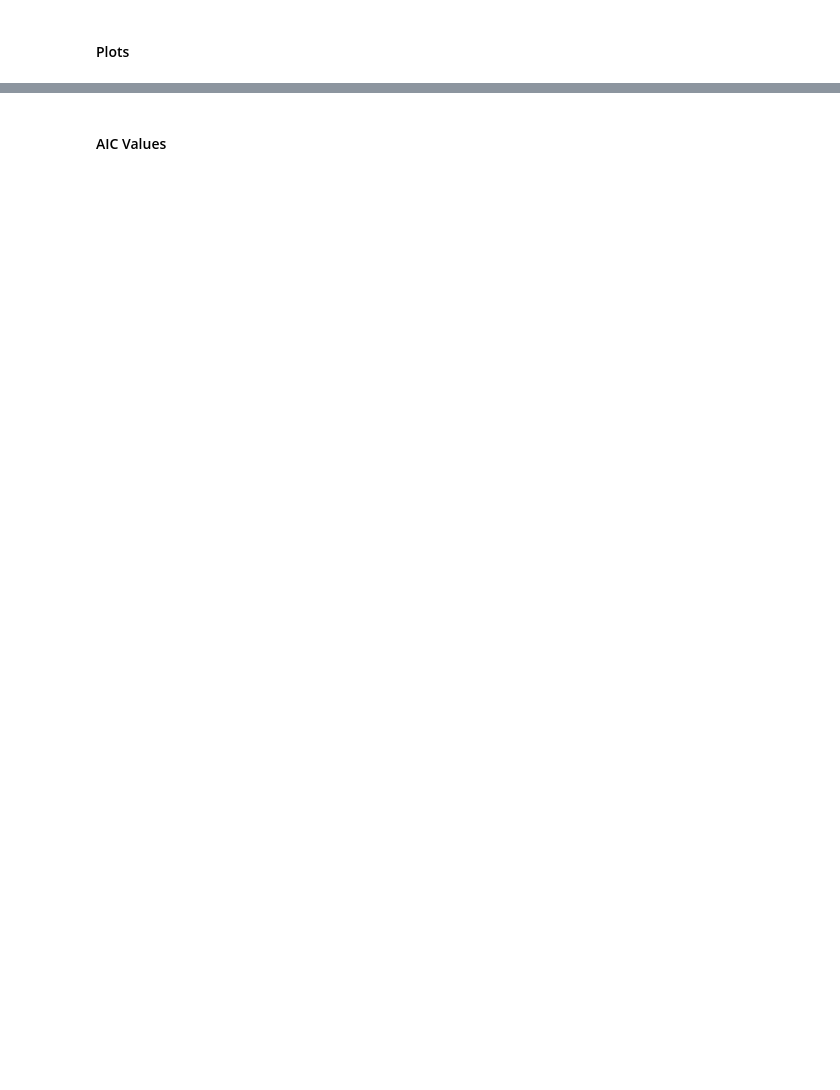
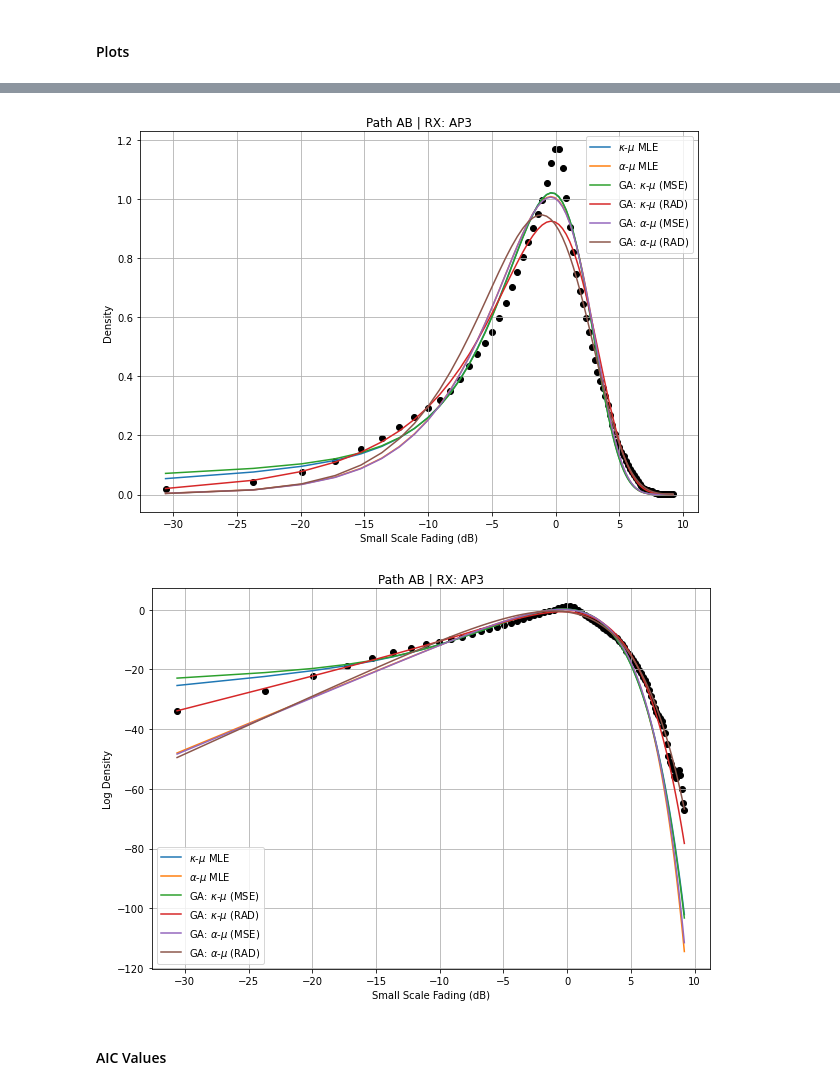
Before and after one commit to SamuelBFG/ga-fading, a Jupyter notebook: 2 parameters estimation/GA_Kappa_Mu_Alpha_Mu_Fading_Fitting.ipynb, the cells around one changed output, grey strips where cells are left out. Saved outputs shown, nothing was run; the diff lists cells and outputs as text; code cells hidden in the pictures; blank space fills up the shorter version.

```diff
--- a/2 parameters estimation/GA_Kappa_Mu_Alpha_Mu_Fading_Fitting.ipynb
+++ b/2 parameters estimation/GA_Kappa_Mu_Alpha_Mu_Fading_Fitting.ipynb
@@ -857,6 +860,7 @@ display(df.sort_values(by='Akaike Information Criteria').reset_index(drop=True))
 ### AP 3
 # %%
 nAP = 'AP3'
+estParameters_pathAB_ap3 = pd.DataFrame()
 Xdata, Ydata = getDensityEstimationSamples(SSF_pathAB_linear[nAP].dropna(), nExtractedSamples, path, nAP)
 # %% [output]
 [figure]
@@ -864,22 +868,21 @@ Xdata, Ydata = getDensityEstimationSamples(SSF_pathAB_linear[nAP].dropna(), nExt
 print('='*30+' KAPPA-MU '+'='*30)
 fitnessType = 'MSE'
 printSummary(path, nAP, fitnessType)
-ku_kappa_mse, ku_mu_mse, ku_omega_mse = geneticAlgorithm_ku(Xdata, Ydata)
+ku_kappa_mse, ku_mu_mse, ku_omega_mse = geneticAlgorithm_ku(Xdata, Ydata, 387.2)
 
 fitnessType = 'RAD'
 printSummary(path, nAP, fitnessType)
-ku_kappa_rad, ku_mu_rad, ku_omega_rad = geneticAlgorithm_ku(Xdata, Ydata)
-(382, 179)
+ku_kappa_rad, ku_mu_rad, ku_omega_rad = geneticAlgorithm_ku(Xdata, Ydata, 163.5)
+
 
 print('='*30+' ALPHA-MU '+'='*30)
 fitnessType = 'MSE'
 printSummary(path, nAP, fitnessType)
-au_kappa_mse, au_mu_mse, au_r_hat_mse = geneticAlgorithm_au(Xdata, Ydata)
+au_kappa_mse, au_mu_mse, au_r_hat_mse = geneticAlgorithm_au(Xdata, Ydata, 291.3)
 
 fitnessType = 'RAD'
 printSummary(path, nAP, fitnessType)
-au_kappa_rad, au_mu_rad, au_r_hat_rad = geneticAlgorithm_au(Xdata, Ydata)
-(291, 68)
+au_kappa_rad, au_mu_rad, au_r_hat_rad = geneticAlgorithm_au(Xdata, Ydata, 84.4)
 # %% [output]
 ============================== KAPPA-MU ==============================
 ==============================
@@ -901,0 +906,14 @@ Elapsed time is 22.933155059814453 seconds.
+# %%
+mle_ku_pathAB_ap3 = [3.9358, 0.70033, 1.0958] # KappaMu MLE
+mle_au_pathAB_ap3 = [2.9752, 0.92743, 1.114] # AlphaMu MLE
+
+estParameters_pathAB_ap3['MLE - KappaMu'] = mle_ku_pathAB_ap3
+estParameters_pathAB_ap3['MLE - AlphaMu'] = mle_au_pathAB_ap3
+estParameters_pathAB_ap3['GA: KappaMu - MSE'] = ku_kappa_mse, ku_mu_mse, ku_omega_mse
+estParameters_pathAB_ap3['GA: KappaMu - RAD'] = ku_kappa_rad, ku_mu_rad, ku_omega_rad
+estParameters_pathAB_ap3['GA: AlphaMu - MSE'] = au_kappa_mse, au_mu_mse, au_r_hat_mse
+estParameters_pathAB_ap3['GA: AlphaMu - RAD'] = au_kappa_rad, au_mu_rad, au_r_hat_rad
+
+index = pd.Index(['kappa', 'mu', 'omega/r_hat'])
+estParameters_pathAB_ap3 = estParameters_pathAB_ap3.set_index(index)
+estParameters_pathAB_ap3
@@ -942,2 +927,19 @@ plt.show()
+# %%
+ku_AB_ap3_pdf = KappaMuPDF(Xdata, mle_ku_pathAB_ap3[0], mle_ku_pathAB_ap3[1], mle_ku_pathAB_ap3[2]).astype(float)
+au_AB_ap3_pdf = AlphaMuPDF(Xdata, mle_au_pathAB_ap3[0], mle_au_pathAB_ap3[1], mle_au_pathAB_ap3[2]).astype(float)
+
+plotResults(Xdata,\
+     Ydata,\
+     ku_AB_ap3_pdf,\
+     au_AB_ap3_pdf,\
+     estParameters_pathAB_ap3['GA: KappaMu - MSE'],\
+     estParameters_pathAB_ap3['GA: KappaMu - RAD'],\
+     estParameters_pathAB_ap3['GA: AlphaMu - MSE'],\
+     estParameters_pathAB_ap3['GA: AlphaMu - RAD'],\
+     path,\
+     nAP)
+# %% [output]
+[figure, added]
+[figure, added]
 # %% [markdown]
 #### AIC Values
```
Also changed, not shown: parts of 182 cells of this notebook.
